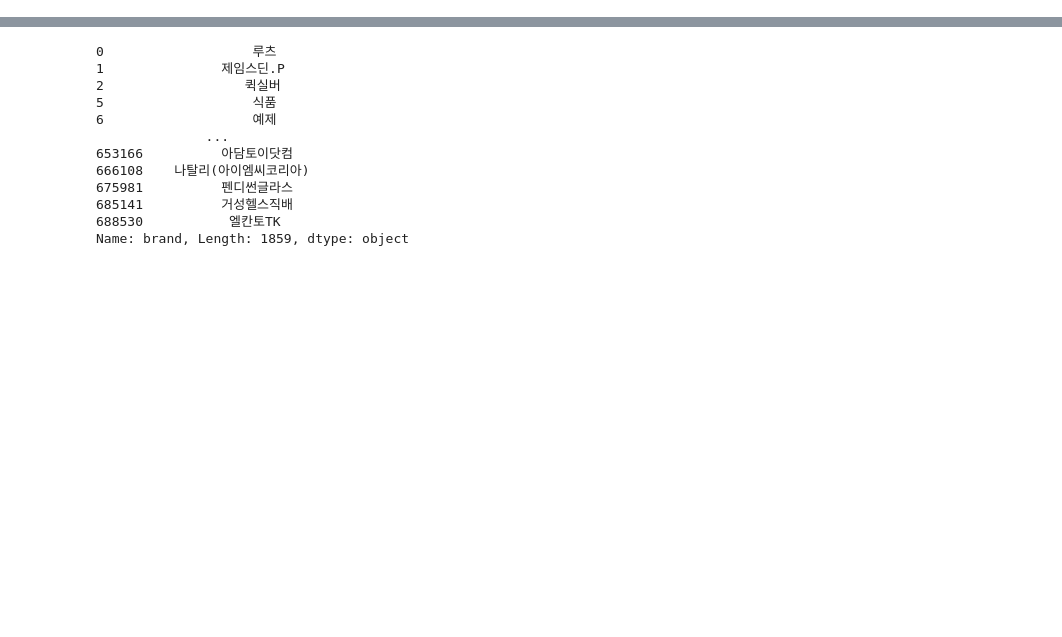
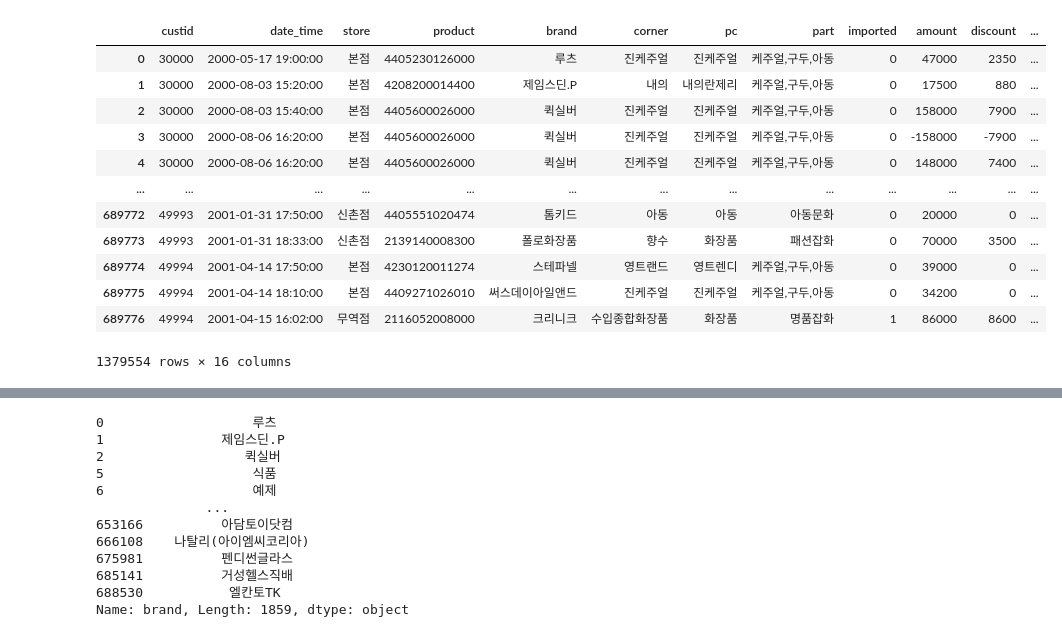
Before and after one commit to swhj4173/kdigital_lecture, a Jupyter notebook: 2월 파이썬/210204 팀 프로젝트(호텔 금액, 시간).ipynb, the cells around one changed output, grey strips where cells are left out. Saved outputs shown, nothing was run; the diff lists cells and outputs as text; code cells hidden in the pictures; blank space fills up the shorter version.

```diff
--- a/2월 파이썬/210204 팀 프로젝트(호텔 금액, 시간).ipynb
+++ b/2월 파이썬/210204 팀 프로젝트(호텔 금액, 시간).ipynb
@@ -7,3 +61,24 @@ df1 = pd.read_csv('X_test.csv',encoding="cp949")
 df2 = pd.read_csv('X_test.csv', encoding="cp949")
 df3 = pd.read_csv('y_train.csv', encoding="cp949")
 df4 = pd.read_csv('y_test.csv', encoding="cp949")
+# %%
+df1=pd.DataFrame(df1)
+df2=pd.DataFrame(df2)
+df3=pd.DataFrame(df3)
+df4=pd.DataFrame(df4)
+df_data=df1.append(df2)
+df_data
+# %% [output]
+|  | custid | date_time | store | product | brand | corner | pc | part | imported | amount | discount | ... |
+| 0 | 30000 | 2000-05-17 19:00:00 | 본점 | 4405230126000 | 루츠 | 진케주얼 | 진케주얼 | 케주얼,구두,아동 | 0 | 47000 | 2350 | ... |
+| 1 | 30000 | 2000-08-03 15:20:00 | 본점 | 4208200014400 | 제임스딘.P | 내의 | 내의란제리 | 케주얼,구두,아동 | 0 | 17500 | 880 | ... |
+| 2 | 30000 | 2000-08-03 15:40:00 | 본점 | 4405600026000 | 퀵실버 | 진케주얼 | 진케주얼 | 케주얼,구두,아동 | 0 | 158000 | 7900 | ... |
+| 3 | 30000 | 2000-08-06 16:20:00 | 본점 | 4405600026000 | 퀵실버 | 진케주얼 | 진케주얼 | 케주얼,구두,아동 | 0 | -158000 | -7900 | ... |
+| 4 | 30000 | 2000-08-06 16:20:00 | 본점 | 4405600026000 | 퀵실버 | 진케주얼 | 진케주얼 | 케주얼,구두,아동 | 0 | 148000 | 7400 | ... |
+| ... | ... | ... | ... | ... | ... | ... | ... | ... | ... | ... | ... | ... |
+| 689772 | 49993 | 2001-01-31 17:50:00 | 신촌점 | 4405551020474 | 톰키드 | 아동 | 아동 | 아동문화 | 0 | 20000 | 0 | ... |
+| 689773 | 49993 | 2001-01-31 18:33:00 | 신촌점 | 2139140008300 | 폴로화장품 | 향수 | 화장품 | 패션잡화 | 0 | 70000 | 3500 | ... |
+| 689774 | 49994 | 2001-04-14 17:50:00 | 본점 | 4230120011274 | 스테파넬 | 영트랜드 | 영트렌디 | 케주얼,구두,아동 | 0 | 39000 | 0 | ... |
+| 689775 | 49994 | 2001-04-14 18:10:00 | 본점 | 4409271026010 | 써스데이아일앤드 | 진케주얼 | 진케주얼 | 케주얼,구두,아동 | 0 | 34200 | 0 | ... |
+| 689776 | 49994 | 2001-04-15 16:02:00 | 무역점 | 2116052008000 | 크리니크 | 수입종합화장품 | 화장품 | 명품잡화 | 1 | 86000 | 8600 | ... |
+1379554 rows × 16 columns
```
Also changed, not shown: parts of 22 cells of this notebook.
